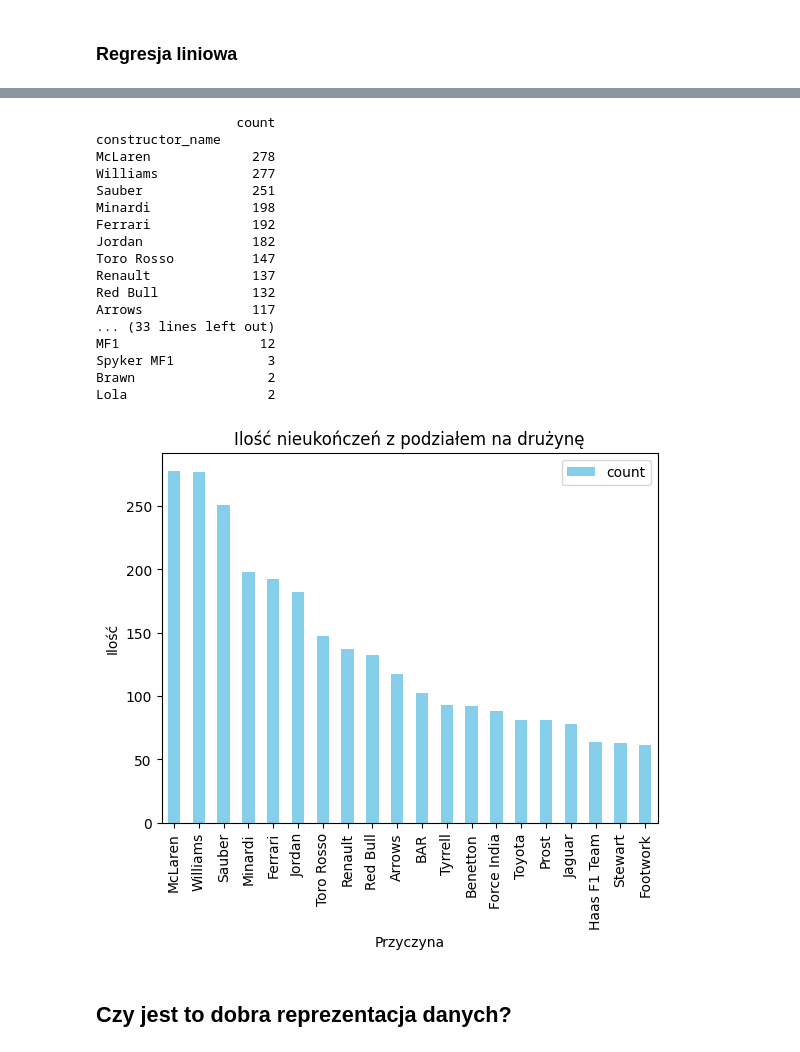
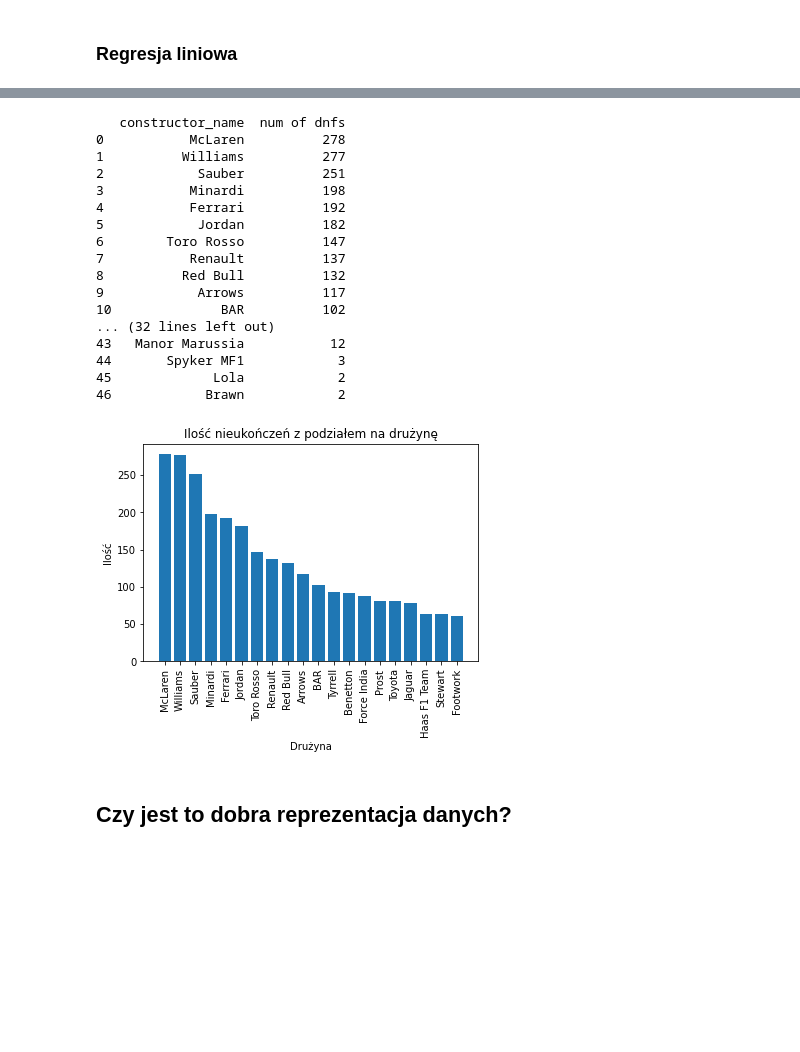
Before and after one commit to lachimex/statistic_project, a Jupyter notebook: StatisticProject.ipynb, the cells around one changed output, grey strips where cells are left out. Cells and saved outputs as stored; diff of their text form; code cells hidden in the pictures; blank space fills up the shorter version.

```diff
--- a/StatisticProject.ipynb
+++ b/StatisticProject.ipynb
@@ -339,32 +332,33 @@ linear_regression(grouped_dnfs['race_year'], grouped_dnfs['count'])
 # %%
 dnfs3 = df[~df["ending"].str.contains(r'\b(?:Lap|Laps|Finished)\b', case=False, regex=True)]['constructor_name']
 dnfs3 = dnfs3.value_counts()
-dnfs3 = pd.DataFrame(dnfs3)
+dnfs3 = pd.DataFrame({'constructor_name': dnfs3.index, 'num of dnfs': dnfs3.values})
 print(dnfs3)
-dnfs3[:20].plot(kind='bar', color='skyblue')
+plt.bar(dnfs3['constructor_name'][:20], dnfs3['num of dnfs'][:20])
 plt.title("Ilość nieukończeń z podziałem na drużynę")
 plt.xlabel("Drużyna")
+plt.xticks(rotation=90)
 plt.ylabel("Ilość")
 plt.show()
 # %% [output]
-                  count
-constructor_name
-McLaren             278
-Williams            277
-Sauber              251
-Minardi             198
-Ferrari             192
-Jordan              182
-Toro Rosso          147
-Renault             137
-Red Bull            132
-Arrows              117
-... (33 lines left out)
-MF1                  12
-Spyker MF1            3
-Brawn                 2
-Lola                  2
+   constructor_name  num of dnfs
+0           McLaren          278
+1          Williams          277
+2            Sauber          251
+3           Minardi          198
+4           Ferrari          192
+5            Jordan          182
+6        Toro Rosso          147
+7           Renault          137
+8          Red Bull          132
+9            Arrows          117
+10              BAR          102
+... (32 lines left out)
+43   Manor Marussia           12
+44       Spyker MF1            3
+45             Lola            2
+46            Brawn            2
-[figure, old version]
+[figure, new version]
 # %% [markdown]
 ## Czy jest to dobra reprezentacja danych?
 # %%
```
Also changed, not shown: parts of 8 cells of this notebook.
